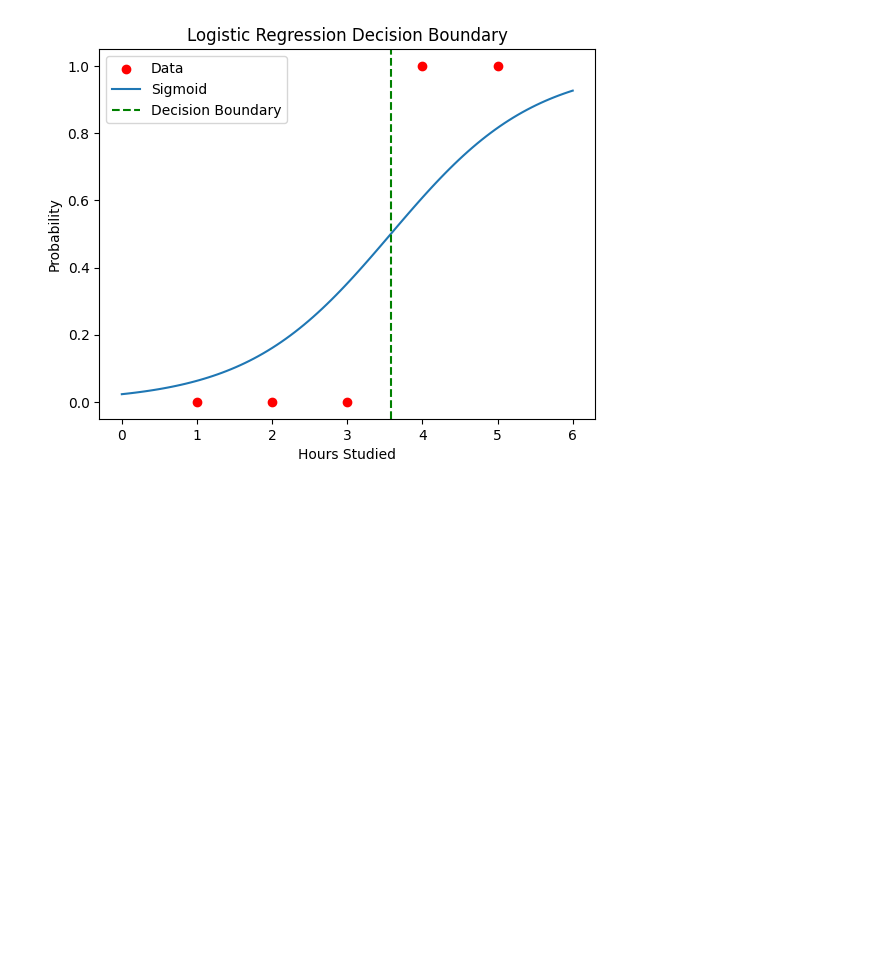
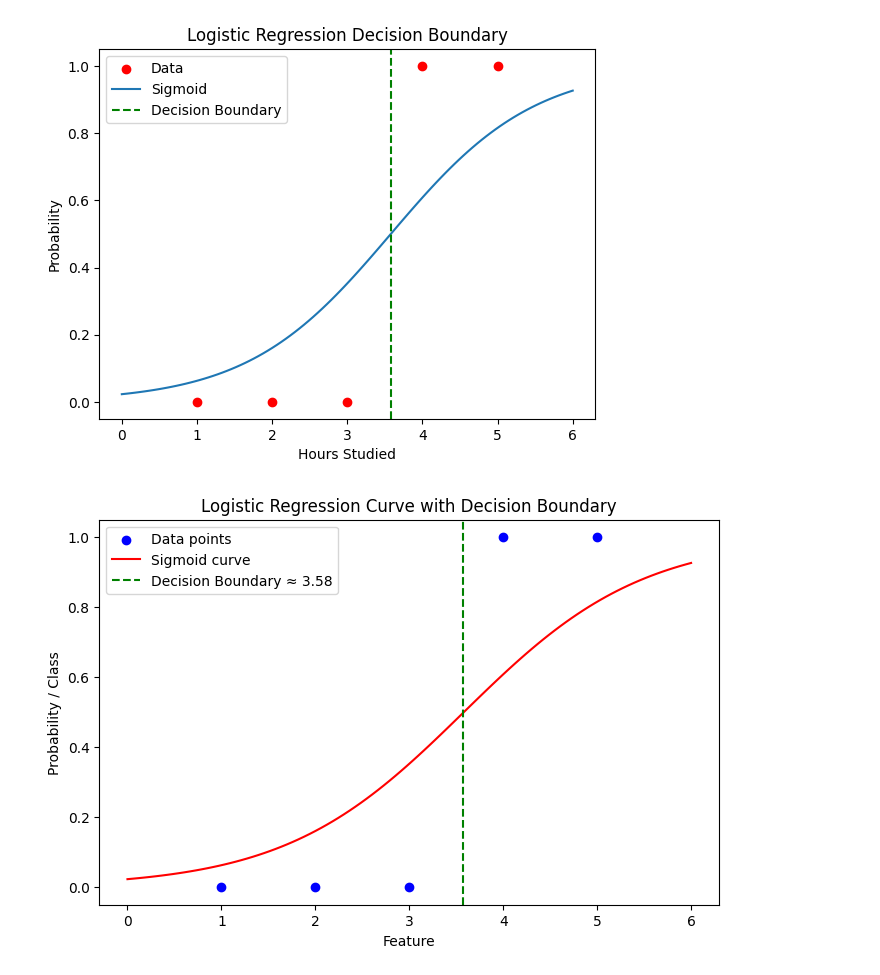
Before and after one commit to geoamins/Machine-Learning-IMS, a Jupyter notebook: ML Week 5.1/LR.ipynb, the cells around one changed output. Drawn from its saved outputs; the diff is of its cells as text; code cells hidden in the pictures; blank space fills up the shorter version.

```diff
--- a/ML Week 5.1/LR.ipynb
+++ b/ML Week 5.1/LR.ipynb
@@ -116,3 +116,35 @@ plt.legend()
 plt.show()
 # %% [output]
 [figure]
+# %%
+import numpy as np
+import matplotlib.pyplot as plt
+from sklearn.linear_model import LogisticRegression
+
+# Sample dataset
+X = np.array([[1], [2], [3], [4], [5]])
+y = np.array([0, 0, 0, 1, 1])
+
+# Model
+model = LogisticRegression()
+model.fit(X, y)
+
+# Predictions for curve
+X_test = np.linspace(0, 6, 100).reshape(-1, 1)
+y_prob = model.predict_proba(X_test)[:, 1]
+
+# Decision boundary (where probability = 0.5)
+decision_boundary = X_test[np.argmin(np.abs(y_prob - 0.5))][0]
+
+# Plot
+plt.figure(figsize=(8,5))
+plt.scatter(X, y, color='blue', label='Data points')
+plt.plot(X_test, y_prob, color='red', label='Sigmoid curve')
+plt.axvline(x=decision_boundary, color='green', linestyle='--', label=f'Decision Boundary ≈ {decision_boundary:.2f}')
+plt.xlabel("Feature")
+plt.ylabel("Probability / Class")
+plt.title("Logistic Regression Curve with Decision Boundary")
+plt.legend()
+plt.show()
+# %% [output]
+[figure, added]
```
